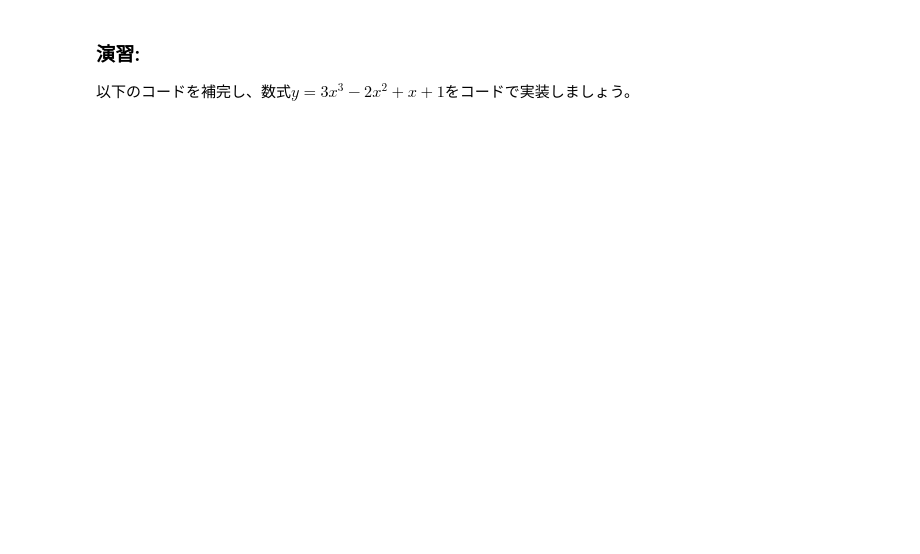
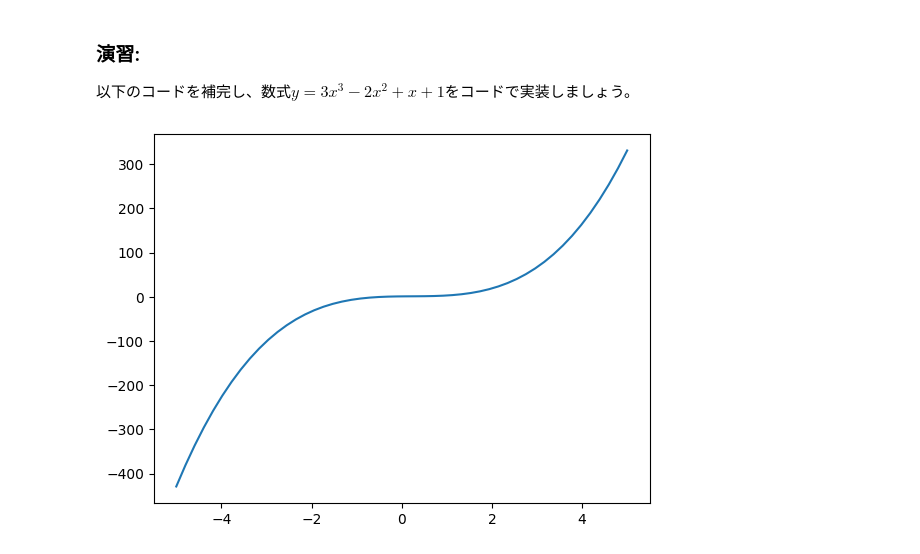
Before and after one commit to yuukimotai/UsedApart_PricePred, a Jupyter notebook: math_for_ai/Section_4/poly­nomial_lesson.ipynb, the cells around one changed output. Cells and saved outputs as stored; diff of their text form; code cells hidden in the pictures; blank space fills up the shorter version.

```diff
--- a/math_for_ai/Section_4/poly­nomial_lesson.ipynb
+++ b/math_for_ai/Section_4/poly­nomial_lesson.ipynb
@@ -28,12 +55,14 @@ $$y = a_nx^n+a_{n-1}x^{n-1}+\cdots+a_1x+ a_0$$
 # %%
 import numpy as np
 import matplotlib.pyplot as plt
 
 def my_func(x):
-    return
+    return 3*x**3 - 2*x**2 + x + 1
 
 x = np.linspace(-5, 5)
 y = my_func(x)  # y = f(x)
 
 plt.plot(x, y)
 plt.show()
+# %% [output]
+[figure, added]
```
Also changed, not shown: parts of 2 cells of this notebook.
